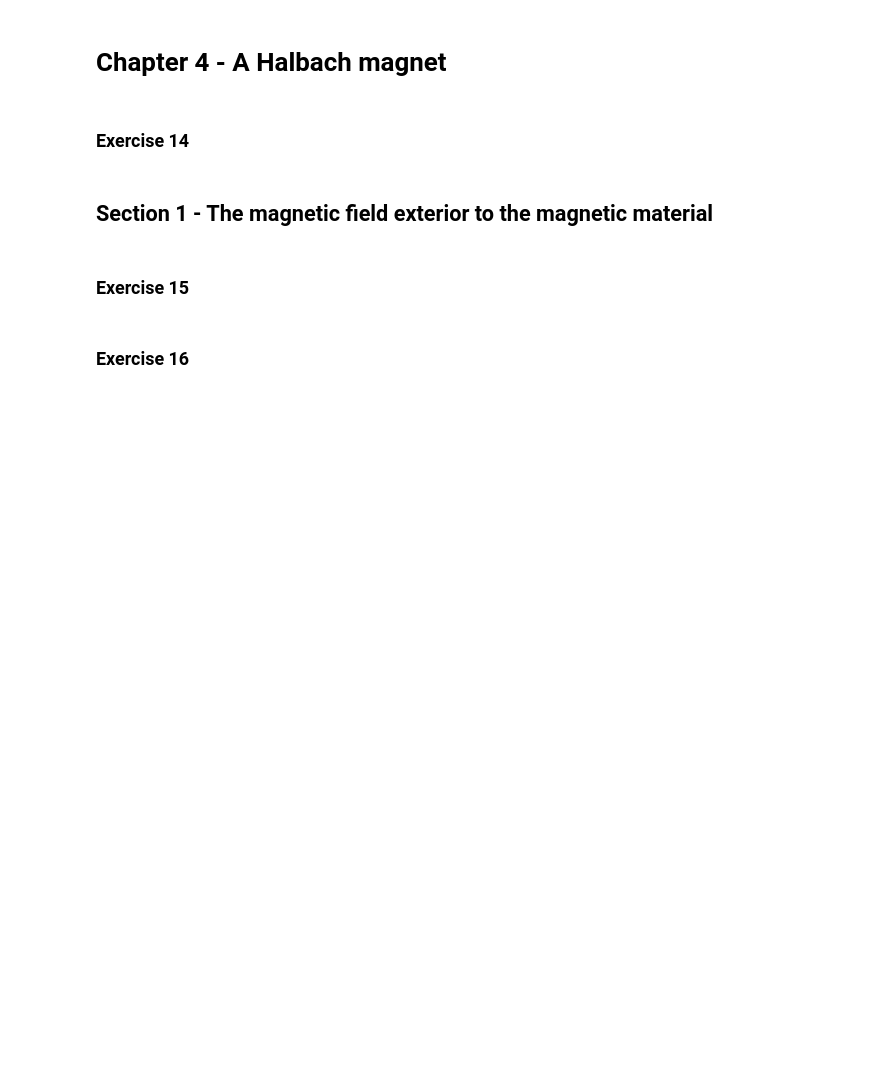
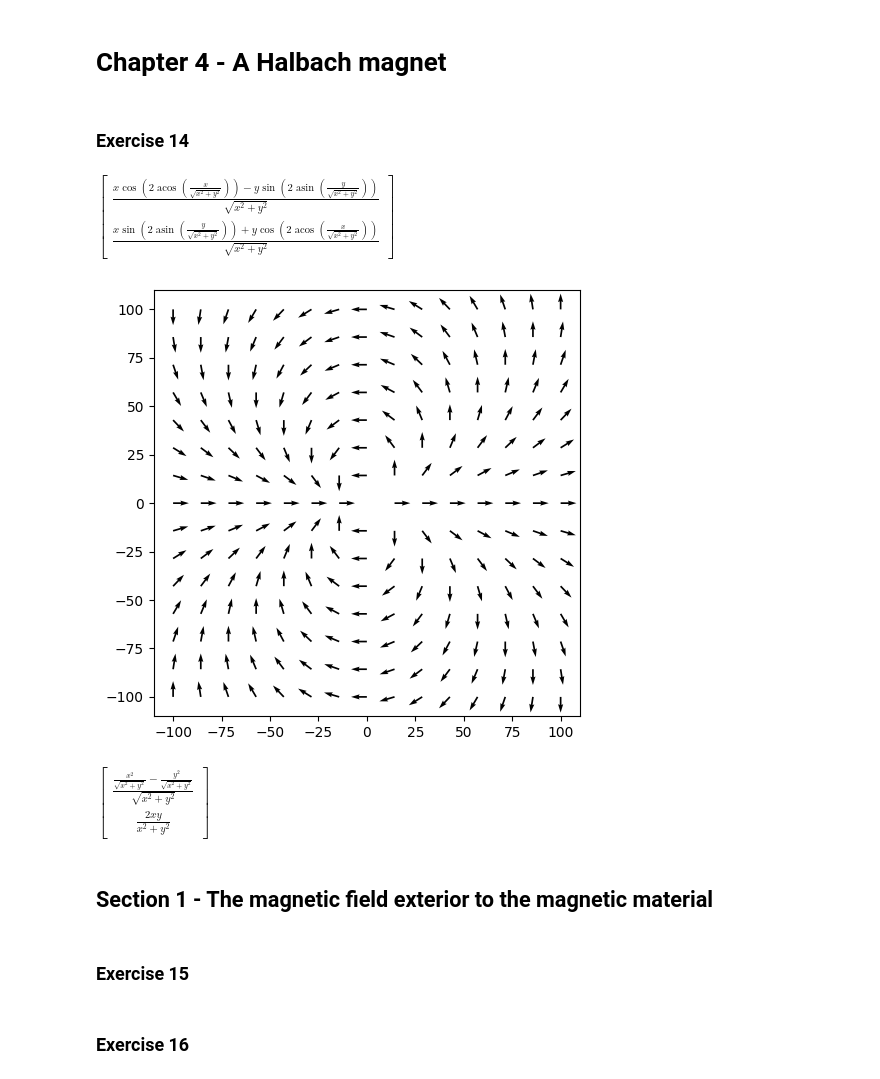
Before and after one commit to FrederikWLC/Halbach, a Jupyter notebook: Exercises/Chapter 4 - A Halbach magnet/Exercises.ipynb, the cells around one changed output. Drawn from its saved outputs; the diff is of its cells as text; code cells hidden in the pictures; blank space fills up the shorter version.

Commit message:
input of plots to git

```diff
--- a/Exercises/Chapter 4 - A Halbach magnet/Exercises.ipynb
+++ b/Exercises/Chapter 4 - A Halbach magnet/Exercises.ipynb
@@ -2,3 +2,24 @@
 # Chapter 4 - A Halbach magnet
 # %% [markdown]
 ### Exercise 14
+# %%
+from sympy import *
+from dtumathtools import *
+
+x,y = symbols('x y',real=True)
+B_rem = 1
+def V(p):
+    x1 = (x*cos(p*acos(x/sqrt(x**2+y**2))) - y*sin(p*asin(y/sqrt(x**2+y**2))))/sqrt(x**2+y**2)
+    x2 = (y*cos(p*acos(x/sqrt(x**2+y**2))) + x*sin(p*asin(y/sqrt(x**2+y**2))))/sqrt(x**2+y**2)
+    return B_rem * Matrix([x1,x2])
+
+display(V(2))
+# %% [output]
+$\displaystyle \left[\begin{matrix}\frac{x \cos{\left(2 \operatorname{acos}{\left(\frac{x}{\sqrt{x^{2} + y^{2}}} \right)} \right)} - y \sin{\left(2 \operatorname{asin}{\left(\frac{y}{\sqrt{x^{2} + y^{2}}} \right)} \right)}}{\sqrt{x^{2} + y^{2}}}\\\frac{x \sin{\left(2 \operatorname{asin}{\left(\frac{y}{\sqrt{x^{2} + y^{2}}} \right)} \right)} + y \cos{\left(2 \operatorname{acos}{\left(\frac{x}{\sqrt{x^{2} + y^{2}}} \right)} \right)}}{\sqrt{x^{2} + y^{2}}}\end{matrix}\right]$
+# %%
+v = V(1)
+dtuplot.plot_vector(v, (x,-100,100),(y,-100,100), scalar = False,quiver_kw={"color":"black"},n=(15,15),use_cm=False,grid=False,colorbar=False)
+display(v)
+# %% [output]
+[figure, added]
+$\displaystyle \left[\begin{matrix}\frac{\frac{x^{2}}{\sqrt{x^{2} + y^{2}}} - \frac{y^{2}}{\sqrt{x^{2} + y^{2}}}}{\sqrt{x^{2} + y^{2}}}\\\frac{2 x y}{x^{2} + y^{2}}\end{matrix}\right]$
```
Also changed, not shown: parts of 2 cells of this notebook, 1 other file.
